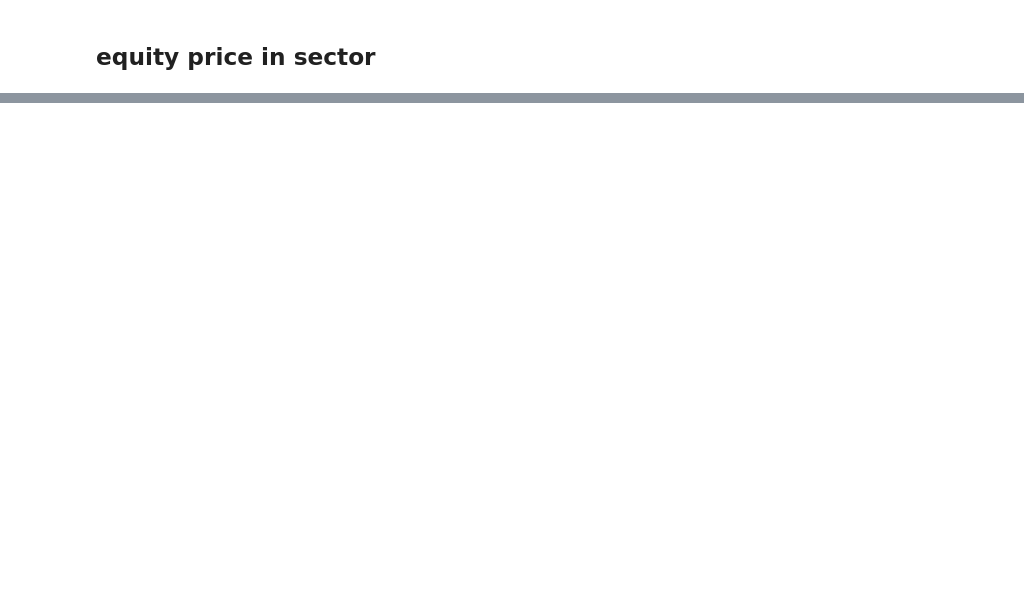
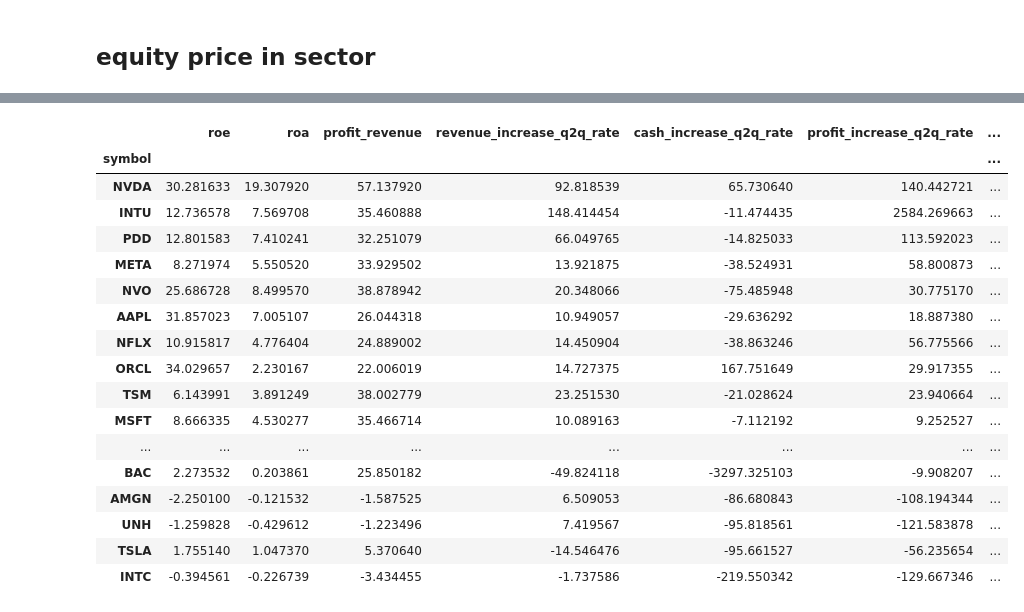
Before and after one commit to wellzero/quant_free, a Jupyter notebook: research/finance_xq.ipynb, the cells around one changed output, grey strips where cells are left out. Cells and saved outputs as stored; diff of their text form; code cells hidden in the pictures; blank space fills up the shorter version.

```diff
--- a/research/finance_xq.ipynb
+++ b/research/finance_xq.ipynb
@@ -8,6 +8,7 @@ import pandas as pd
 import matplotlib.pyplot as plt # Plotting
 import matplotlib.dates as mdates # Styling dates
 %matplotlib inline
+
 
 # pip install numpy
 # conda install -c anaconda pandas
@@ -51,6 +52,10 @@ from os.path import isfile, join
 import warnings
 warnings.simplefilter("ignore")
 
+from IPython.display import display
+# Setting display options to show all rows and columns
+pd.set_option('display.max_rows', None)  # Show all rows
+pd.set_option('display.max_columns', None)  # Show all columns
 
 import os
 import sys
@@ -68,6 +73,52 @@ symbols = ["MSFT", "AAPL", "NVDA", "GOOG","AMZN","META","BRK-B","TSM"]
 
 symbols = us_equity_symbol_load()
 symbols = symbols.head(100)
+
+# symbols = [
+#   'NVDA',
+# 'AVGO',
+# 'AMD',
+# 'QCOM',
+# 'TXN',
+# 'MU',
+# 'INTC',
+# 'ADI',
+# 'NXPI',
+# 'MRVL',
+# 'MCHP',
+# 'MPWR',
+# 'ON',
+# 'GFS',
+# 'SWKS',
+# 'QRVO',
+# 'ALAB',
+# 'MTSI',
+# 'LSCC',
+# 'CRUS',
+# 'RMBS',
+# 'ALGM',
+# 'CRDO',
+# 'FORM',
+# 'POWI',
+# 'SLAB',
+# 'SYNA',
+# 'DIOD',
+# 'VSH',
+# 'WOLF',
+# 'SITM',
+# 'SMTC',
+# 'MXL',
+# 'SGH',
+# 'AOSL',
+# 'LASR',
+# 'CEVA',
+# 'SKYT',
+# 'NVEC',
+# 'AIP',
+# 'GCTS',
+# 'QUIK',
+# 'MRAM'
+# ]
 # symbols = ['AAPL', 'NVDA']
 #symbols = ['TEAM', 'IAU', 'DKILY', 'OLCLY']
 # symbols = ['WFC', 'AXP', 'BX', 'GS']
@@ -77,15 +128,18 @@ symbols = symbols.head(100)
 
 # symbols = ['AAPL', 'NVDA', 'MSFT', 'AMD', 'GOOG', 'TSLA', 'AVGO', 'NXPI', 'ADI', 'QCOM', 'TSM' 'ARM']
 # symbol_list = ['000408']
+# symbols = ['AMD', 'TXN', 'MU']
 print("symbol list len ", len(symbols))
-factors = ['roe', 'roa', 'profit_revenue', 'revenue_increase_q2q_rate', 'cash_increase_q2q_rate']
-start_time = '2022-01-01'
+factors = ['roe', 'roa', 'profit_revenue', 'revenue_increase_q2q_rate', 'cash_increase_q2q_rate', 'profit_increase_q2q_rate']
+start_time = '2024-03-01'
 end_time = '2024-06-01'
 us_analysis_finance = us_equity_xq_factor(symbols, factors,  start_time, end_time)
 result = us_analysis_finance.finance_factors_rank()
 
-us_equity_research_folder("finance", 'finance_factors_rank.csv', result)
-print(result)
+# us_equity_research_folder("finance", 'finance_factors_rank.csv', result)
+# print(result)
+display(result[0])
+display(result[1])
 # %% [output]
 symbol list len  100
 no finance data skip stock BRK-B
@@ -106,0 +151,18 @@ MU                   19.082515  14.403301
+|  | roe | roa | profit_revenue | revenue_increase_q2q_rate | cash_increase_q2q_rate | profit_increase_q2q_rate | ... |
+| symbol |  |  |  |  |  |  | ... |
+| NVDA | 30.281633 | 19.307920 | 57.137920 | 92.818539 | 65.730640 | 140.442721 | ... |
+| INTU | 12.736578 | 7.569708 | 35.460888 | 148.414454 | -11.474435 | 2584.269663 | ... |
+| PDD | 12.801583 | 7.410241 | 32.251079 | 66.049765 | -14.825033 | 113.592023 | ... |
+| META | 8.271974 | 5.550520 | 33.929502 | 13.921875 | -38.524931 | 58.800873 | ... |
+| NVO | 25.686728 | 8.499570 | 38.878942 | 20.348066 | -75.485948 | 30.775170 | ... |
+| AAPL | 31.857023 | 7.005107 | 26.044318 | 10.949057 | -29.636292 | 18.887380 | ... |
+| NFLX | 10.915817 | 4.776404 | 24.889002 | 14.450904 | -38.863246 | 56.775566 | ... |
+| ORCL | 34.029657 | 2.230167 | 22.006019 | 14.727375 | 167.751649 | 29.917355 | ... |
+| TSM | 6.143991 | 3.891249 | 38.002779 | 23.251530 | -21.028624 | 23.940664 | ... |
+| MSFT | 8.666335 | 4.530277 | 35.466714 | 10.089163 | -7.112192 | 9.252527 | ... |
+| ... | ... | ... | ... | ... | ... | ... | ... |
+| BAC | 2.273532 | 0.203861 | 25.850182 | -49.824118 | -3297.325103 | -9.908207 | ... |
+| AMGN | -2.250100 | -0.121532 | -1.587525 | 6.509053 | -86.680843 | -108.194344 | ... |
+| UNH | -1.259828 | -0.429612 | -1.223496 | 7.419567 | -95.818561 | -121.583878 | ... |
+| TSLA | 1.755140 | 1.047370 | 5.370640 | -14.546476 | -95.661527 | -56.235654 | ... |
+| INTC | -0.394561 | -0.226739 | -3.434455 | -1.737586 | -219.550342 | -129.667346 | ... |
```
Also changed, not shown: parts of 2 cells of this notebook, 7 other files.
